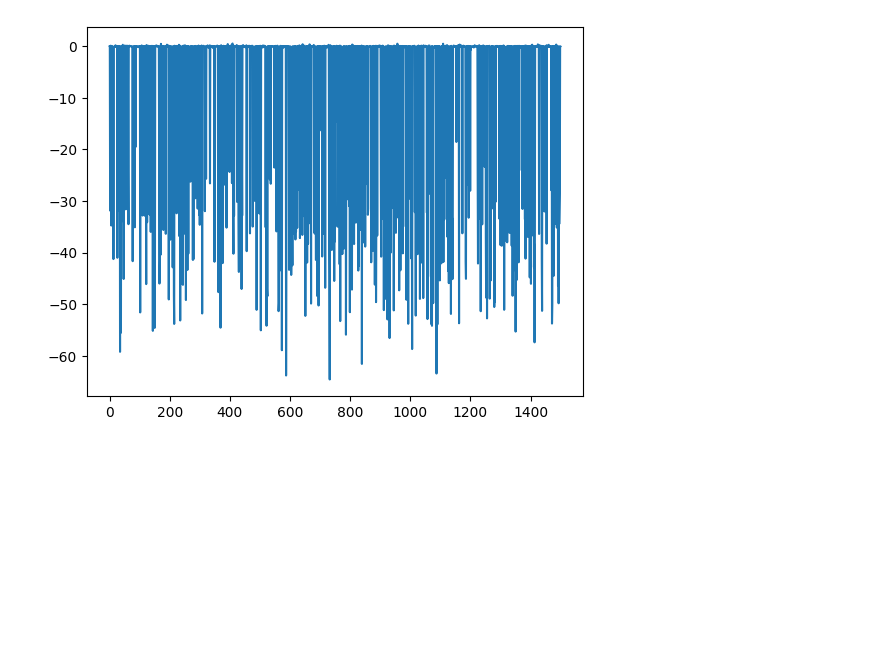
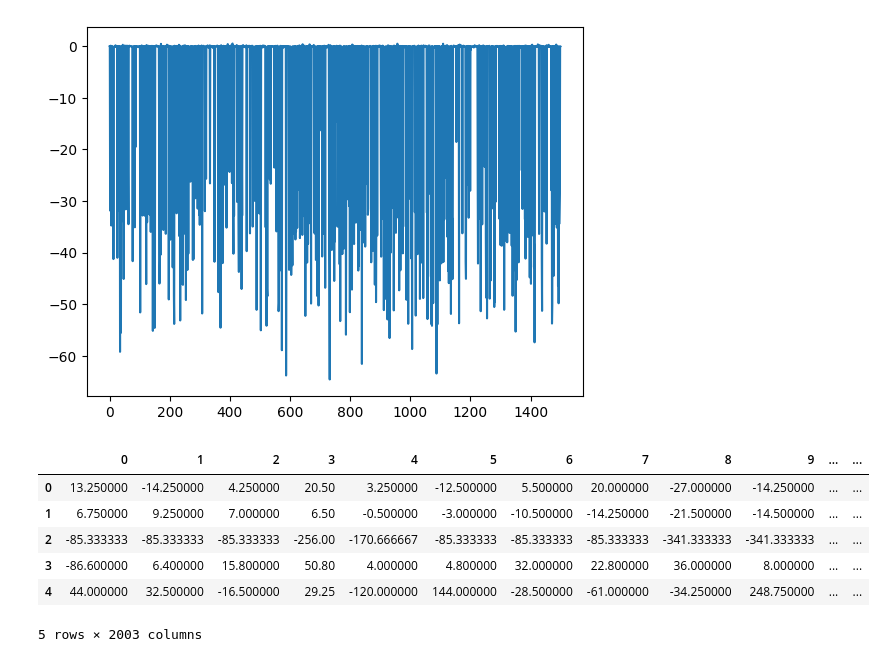
Before and after one commit to MateoRivera/Data-science-lab---Laboratories, a Jupyter notebook: Laboratory 7/Aleja.ipynb, the cells around one changed output. Saved outputs shown, nothing was run; the diff lists cells and outputs as text; code cells hidden in the pictures; blank space fills up the shorter version.

```diff
--- a/Laboratory 7/Aleja.ipynb
+++ b/Laboratory 7/Aleja.ipynb
@@ -92,0 +79,13 @@ plt.plot(ana.loc['mean'])
+# %%
+mean_2=[]
+desv_2=[]
+for raw in data_2:
+    mean_1=[]
+    desv_1=[]
+    for vect in raw:
+        mean_1.append(vect.mean())
+        desv_1.append(vect.std())
+    mean_2.append(mean_1)
+    desv_2.append(desv_1)
+    #The rank is ready
+    #The original lenght too
@@ -92,0 +94,19 @@ plt.plot(ana.loc['mean'])
+# %%
+mean=pd.DataFrame(mean_2)
+desv=pd.DataFrame(desv_2)
+# %%
+df=pd.concat([mean,desv],axis=1)
+# %%
+df['range']=range
+df['lenght']=lenght
+df['labels']=labels
+# %%
+df.head()
+# %% [output]
+|  | 0 | 1 | 2 | 3 | 4 | 5 | 6 | 7 | 8 | 9 | ... | ... |
+| 0 | 13.250000 | -14.250000 | 4.250000 | 20.50 | 3.250000 | -12.500000 | 5.500000 | 20.000000 | -27.000000 | -14.250000 | ... | ... |
+| 1 | 6.750000 | 9.250000 | 7.000000 | 6.50 | -0.500000 | -3.000000 | -10.500000 | -14.250000 | -21.500000 | -14.500000 | ... | ... |
+| 2 | -85.333333 | -85.333333 | -85.333333 | -256.00 | -170.666667 | -85.333333 | -85.333333 | -85.333333 | -341.333333 | -341.333333 | ... | ... |
+| 3 | -86.600000 | 6.400000 | 15.800000 | 50.80 | 4.000000 | 4.800000 | 32.000000 | 22.800000 | 36.000000 | 8.000000 | ... | ... |
+| 4 | 44.000000 | 32.500000 | -16.500000 | 29.25 | -120.000000 | 144.000000 | -28.500000 | -61.000000 | -34.250000 | 248.750000 | ... | ... |
+5 rows × 2003 columns
```
Also changed, not shown: parts of 23 cells of this notebook, 2 other files.
